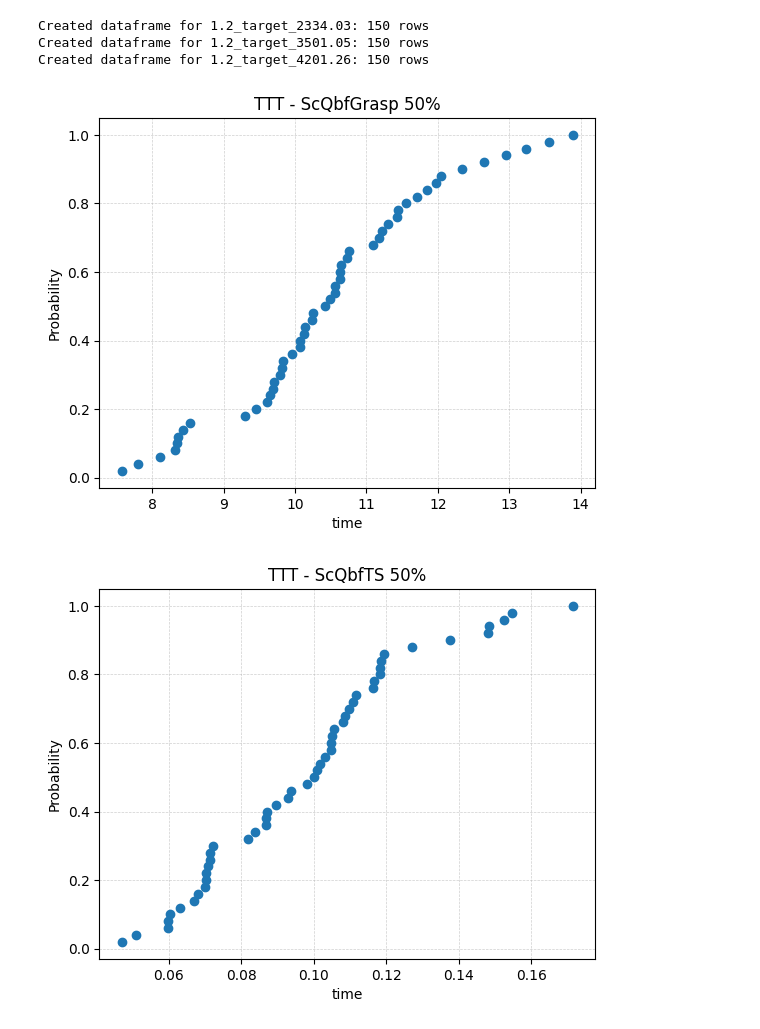
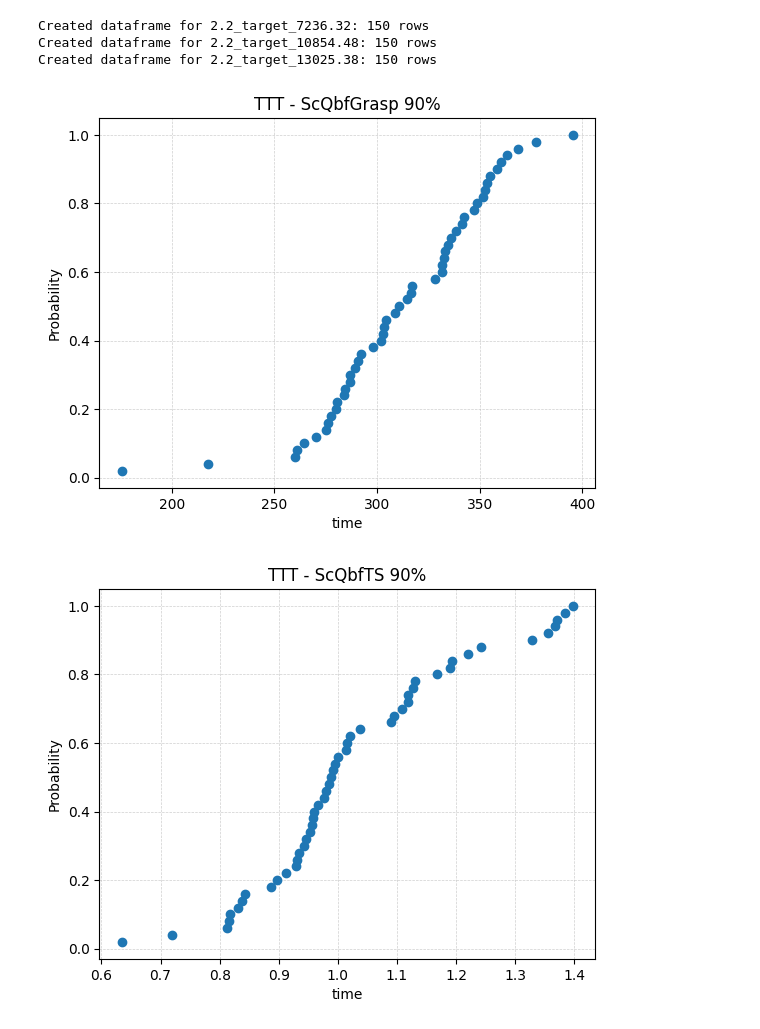
Before and after one commit to Everton-Colombo/MO824-A5, a Jupyter notebook: ttt_plots.ipynb, the cells around one changed output. Saved outputs shown, nothing was run; the diff lists cells and outputs as text; code cells hidden in the pictures.

Commit message:
ttt_plots for gen2/instance2

```diff
--- a/ttt_plots.ipynb
+++ b/ttt_plots.ipynb
@@ -10,8 +10,8 @@ from pathlib import Path
 
 from concurrent.futures import ProcessPoolExecutor, as_completed
 # %%
-max_value: float = 4668.07 # Valor max encontrado para a instancia 1.2
-instance = ScQbfInstance.from_file("instances/gen1/instance2.txt")
+max_value: float = 14472.64 # Valor max encontrado para a instancia 1.2
+instance = ScQbfInstance.from_file("instances/gen2/instance2.txt")
 instance_target_pairs = [
     (instance, 0.5*max_value),
     (instance, 0.75*max_value),
@@ -63,7 +63,7 @@ def process_pair(instance_target_pair: list[ScQbfInstance, float]):
     pickle_dir.mkdir(parents=True, exist_ok=True)
 
     # unique id for this instance-target pair
-    instance_name = "gen1_instance2"
+    instance_name = "2.2"
     pair_id = f"{instance_name}_target_{target:.2f}"
 
     tc = TerminationCriteria(max_time_secs=10*60, target_value=target)
@@ -101,7 +101,7 @@ pickle_dir.mkdir(parents=True, exist_ok=True)
 all_results = {}
 
 for instance, target in instance_target_pairs:
-    instance_name = "1.2"
+    instance_name = "2.2"
     pair_id = f"{instance_name}_target_{target:.2f}"
 
     pair_pickle = pickle_dir / f"{pair_id}_complete.pkl"
@@ -148,7 +148,7 @@ for pair_id, pair_results in all_results.items():
         for run_idx, result in enumerate(heuristic_results):
             rows.append({
                 'heuristic': heuristic_name,
-                'run': run_idx,
+                # 'run': run_idx,
                 'time': result['time'],
                 'objfun_val': result['objfun_val']
             })
@@ -157,34 +157,35 @@ for pair_id, pair_results in all_results.items():
     dataframes[pair_id] = df
     print(f"Created dataframe for {pair_id}: {len(df)} rows")
 # %% [output]
-Created dataframe for 1.2_target_2334.03: 150 rows
-Created dataframe for 1.2_target_3501.05: 150 rows
-Created dataframe for 1.2_target_4201.26: 150 rows
+Created dataframe for 2.2_target_7236.32: 150 rows
+Created dataframe for 2.2_target_10854.48: 150 rows
+Created dataframe for 2.2_target_13025.38: 150 rows
 # %%
 import pandas as pd, numpy as np, matplotlib.pyplot as plt
 
 heuristics = ["ScQbfGrasp", "ScQbfTS", "ScQbfGA"]
 
 def split_by_heuristic(df, heur_col="heuristic", time_col="time (s)"):
     return {h: df[df[heur_col] == h].dropna(subset=[time_col]) for h in heuristics}
 
 def ttt_plot(df, time_col="time", title=None):
     x = np.sort(df[time_col])
     y = np.arange(1, len(x)+1) / len(x)
     plt.plot(x, y, "o")
     plt.xlabel(time_col); plt.ylabel("Probability")
     if title: plt.title(title)
     plt.grid(True, ls="--", lw=0.5, alpha=0.6)
     plt.show()
     return x, y
 
 def plot_all(df, percentile, heur_col="heuristic", time_col="time"):
     parts = split_by_heuristic(df, heur_col, time_col)
     return {h: ttt_plot(parts[h], time_col, f"TTT - {h} {percentile}%") for h in heuristics}
 
-results = plot_all(dataframes['1.2_target_2334.03'], 50)
-results = plot_all(dataframes['1.2_target_3501.05'], 75)
-results = plot_all(dataframes['1.2_target_4201.26'], 90)
+results = plot_all(dataframes['2.2_target_7236.32'], 90)
+results = plot_all(dataframes['2.2_target_10854.48'], 95)
+results = plot_all(dataframes['2.2_target_13025.38'], 97)
+# dataframes
 # %% [output]
-[figure, old version]
+[figure, new version]
-[figure, old version]
+[figure, new version]
```
Also changed, not shown: parts of 2 cells of this notebook, 24 other files.
